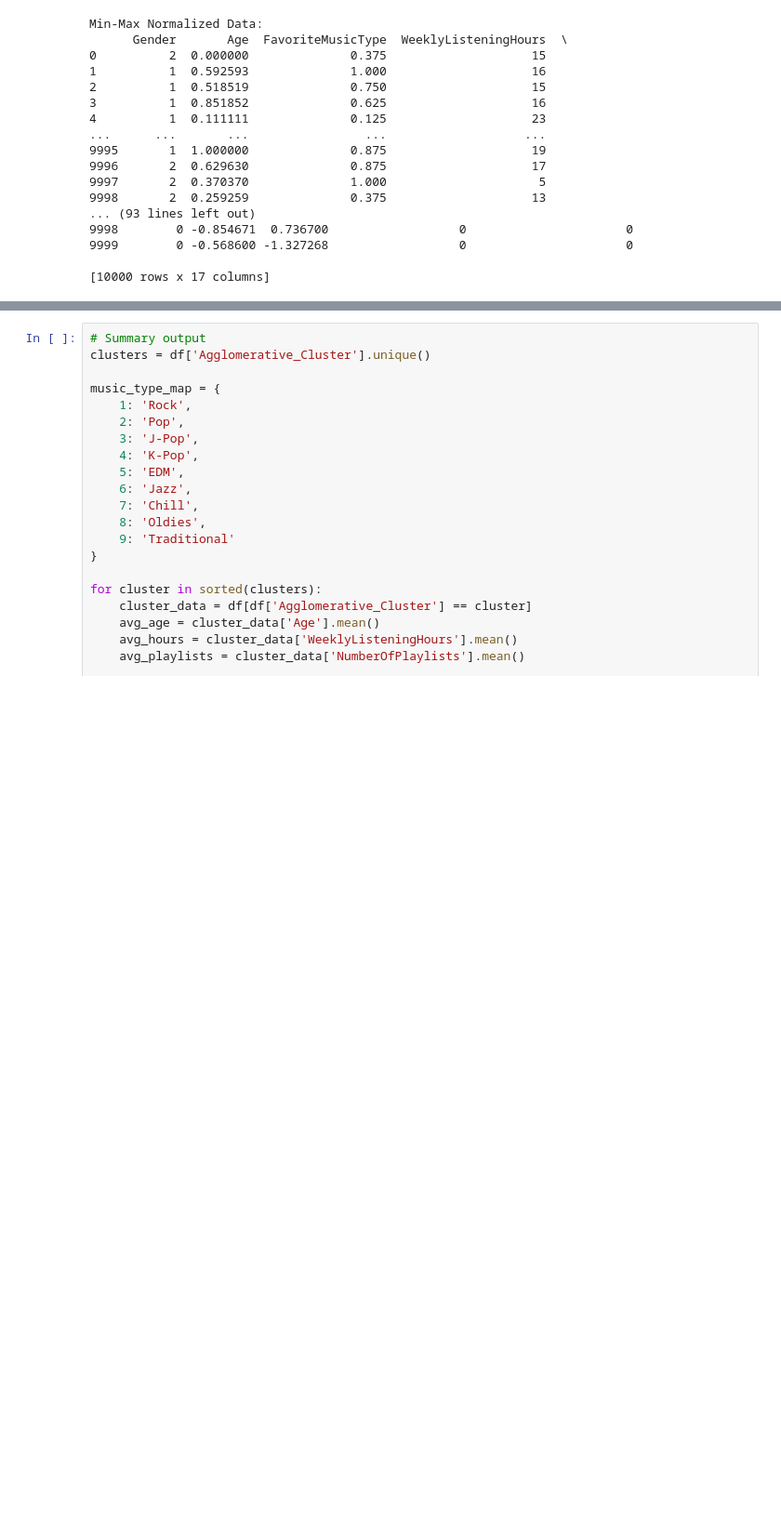
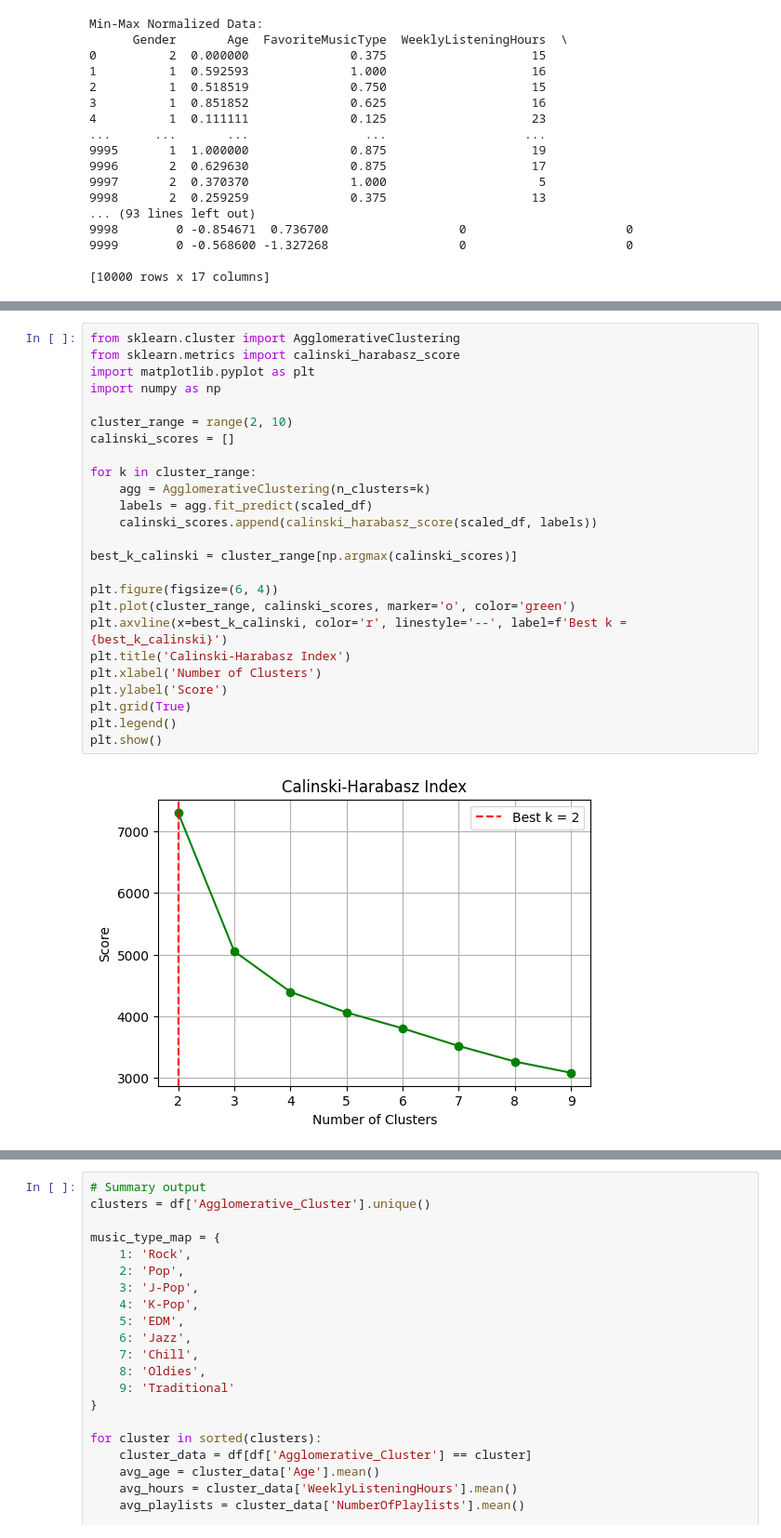
Before and after one commit to LauAHung/BACS2003-AI-Assignment, a Jupyter notebook: BACS2003 ASSIGNMET.ipynb, the cells around one changed output, grey strips where cells are left out. Shown at 93% size. Cells and saved outputs as stored; diff of their text form; blank space fills up the shorter version.

```diff
--- a/BACS2003 ASSIGNMET.ipynb
+++ b/BACS2003 ASSIGNMET.ipynb
@@ -1013,0 +981,27 @@ Min-Max Normalized Data:
+# %%
+from sklearn.cluster import AgglomerativeClustering
+from sklearn.metrics import calinski_harabasz_score
+import matplotlib.pyplot as plt
+import numpy as np
+
+cluster_range = range(2, 10)
+calinski_scores = []
+
+for k in cluster_range:
+    agg = AgglomerativeClustering(n_clusters=k)
+    labels = agg.fit_predict(scaled_df)
+    calinski_scores.append(calinski_harabasz_score(scaled_df, labels))
+
+best_k_calinski = cluster_range[np.argmax(calinski_scores)]
+
+plt.figure(figsize=(6, 4))
+plt.plot(cluster_range, calinski_scores, marker='o', color='green')
+plt.axvline(x=best_k_calinski, color='r', linestyle='--', label=f'Best k = {best_k_calinski}')
+plt.title('Calinski-Harabasz Index')
+plt.xlabel('Number of Clusters')
+plt.ylabel('Score')
+plt.grid(True)
+plt.legend()
+plt.show()
+# %% [output]
+[figure, added]
```
Also changed, not shown: parts of 20 cells of this notebook.
